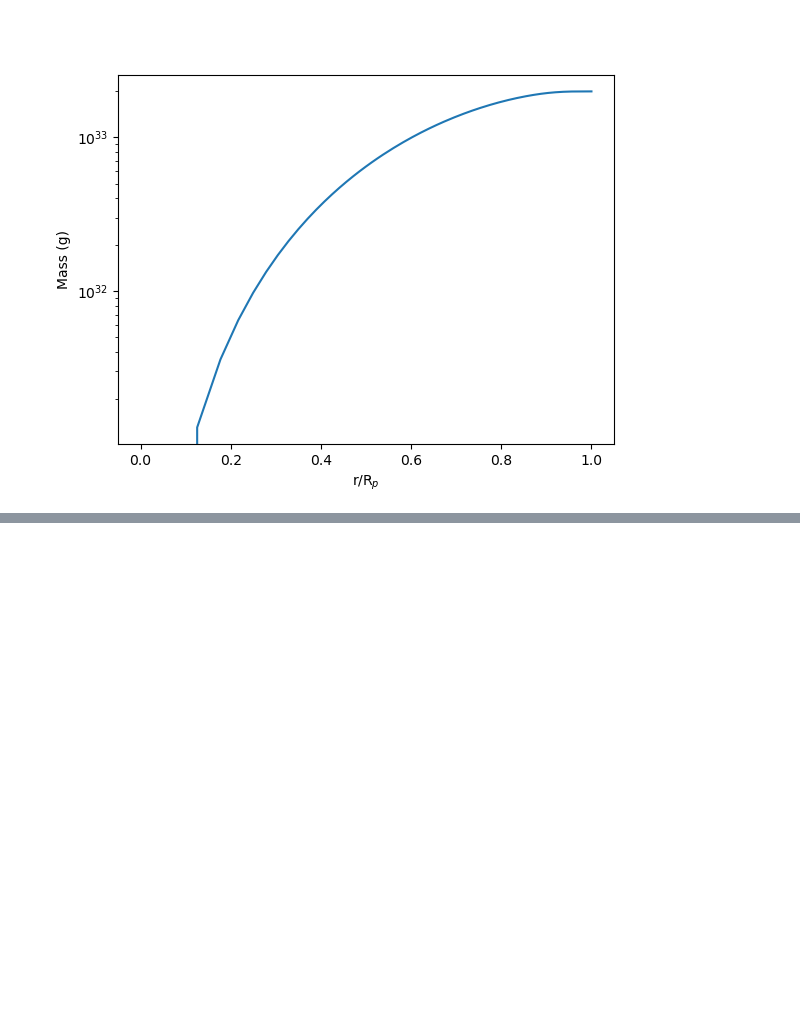
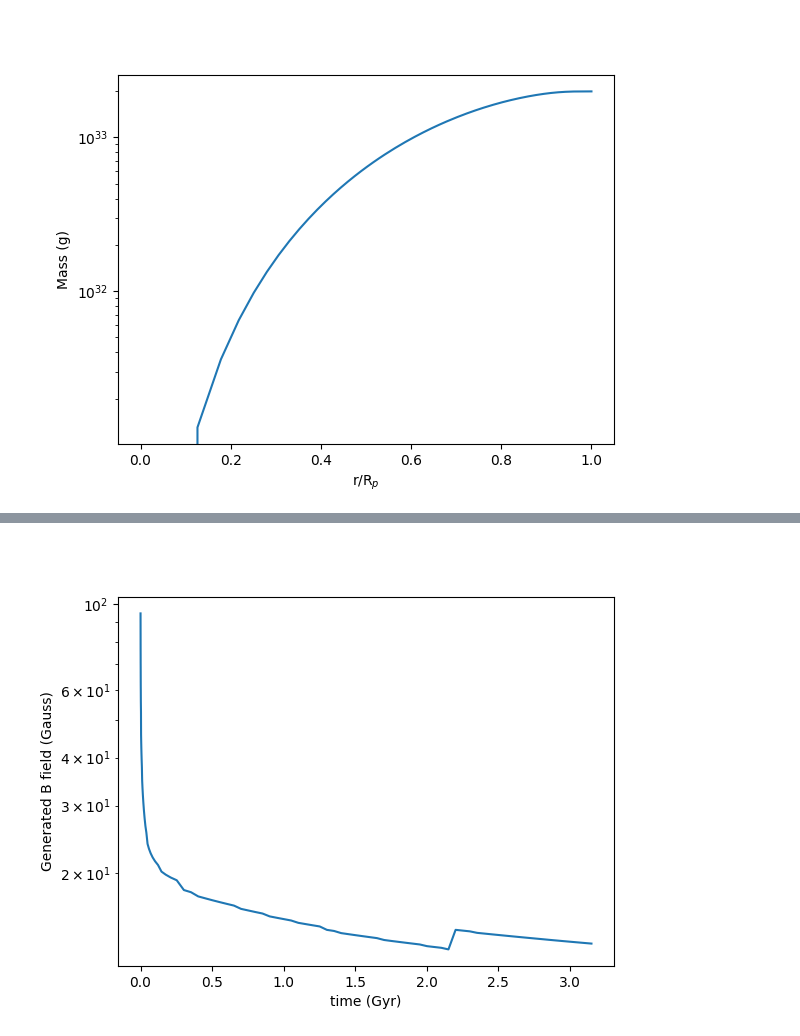
Before and after one commit to olwenrering/Gas-Dynamics-Project, a Jupyter notebook: test.ipynb, the cells around one changed output, grey strips where cells are left out. Saved outputs shown, nothing was run; the diff lists cells and outputs as text; code cells hidden in the pictures; blank space fills up the shorter version.

Commit message:
plot B over time

```diff
--- a/test.ipynb
+++ b/test.ipynb
@@ -246,12 +240,16 @@ Generated magnetic field strength = 12.69428172387942 Gauss
 # %%
+B_time = []
 @interact(i=(0, len(mdl.var)-1, 1))
 def plot_Elsasser_over_time(i=end):
 
 
     T = mdl.var[i][2]
     sigma = 10**7*T**(3/2)
+    c_light = 3*10**10
+    eta = c_light**2/(4*np.pi*sigma)
     rho = mdl.var[i][4]
     mdl.calc_vconv('osc', i=i)
+    Rm = mdl.vconv*mdl.lmix/eta
     mask = np.where(~np.isnan(mdl.vconv))
     rho_avg = np.mean(rho[mask])
     qc_0 = mdl.Fconv[mask][-1]
@@ -261,30 +259,33 @@ def plot_Elsasser_over_time(i=end):
     r = ((mdl.var[i][0])/(R_tot))
     index = np.where(np.abs(T - T[-1]/2.78) < 100)
     H_T_obs = (r[index]*R_tot)[0]
-    print(f"H_T_obs =  {H_T_obs}")
+    #print(f"H_T_obs =  {H_T_obs}")
 
 
     V = (4/3)*np.pi*(R_tot)**3
     dF = (mdl.Fconv[mask][mask_2]*mdl.lmix[mask][mask_2]/(qc_0*H_T_obs))**(2/3)*(rho[mask][mask_2]/rho_avg)**(1/3)*4*np.pi*dr[mask_2]**2
     mask_3 = np.where(dF > 0)
-    #F = np.trapezoid(dF[mask_3][::-1], dr[mask_2][mask_3][::-1]) / V
-    F= np.trapz(dF[mask_3][::-1], dr[mask_2][mask_3][::-1]) / V
+    F = np.trapezoid(dF[mask_3][::-1], dr[mask_2][mask_3][::-1]) / V
+    #F= np.trapz(dF[mask_3][::-1], dr[mask_2][mask_3][::-1]) / V
     print(f"F = {F}")
 
 
 
 
     B = np.sqrt(c*F*rho_avg**(1/3)*qc_0**(2/3))
+    B_time.append(B)
     Omega = mdl.var[i][15]
-    Elsasser = sigma*B**2/(rho*Omega)
+    Elsasser = B**2/(2*eta*rho*Omega)
+    Elsasser_prime = Elsasser*mdl.lmix/(0.6*np.sqrt(Rm))
 
     print(f"Generated B = {B} Gauss")
 
     plt.figure()
-    plt.plot(r, Elsasser)
-    plt.plot(r, 1*np.ones(len(Elsasser)), label=r'critical Elsasser')
+    plt.plot(r, Elsasser, label='$\Lambda$')
+    #plt.plot(r, Elsasser_prime, label='$\Lambda$ prime')
+    plt.plot(r, 1*np.ones(len(Elsasser)), label=r'$\Lambda$ = 1')
     plt.xlabel(r'r/R$_p$')
-    plt.ylabel(r'Elsasser nb')
+    plt.ylabel(r'$\Lambda$ (Elsasser nb)')
     plt.yscale('log')
     plt.legend()
     plt.show()
@@ -292,0 +314,11 @@ interactive(children=(IntSlider(value=107, description='i', max=107), Output()),
+# %%
+time = np.array(mdl.glob)[:len(B_time),10]
+#print(time)
+plt.figure()
+plt.plot(time/1000, B_time[::-1])
+plt.xlabel('time (Gyr)')
+plt.ylabel('Generated B field (Gauss)')
+plt.yscale('log')
+plt.show()
+# %% [output]
+[figure, added]
```
Also changed, not shown: parts of 18 cells of this notebook.
